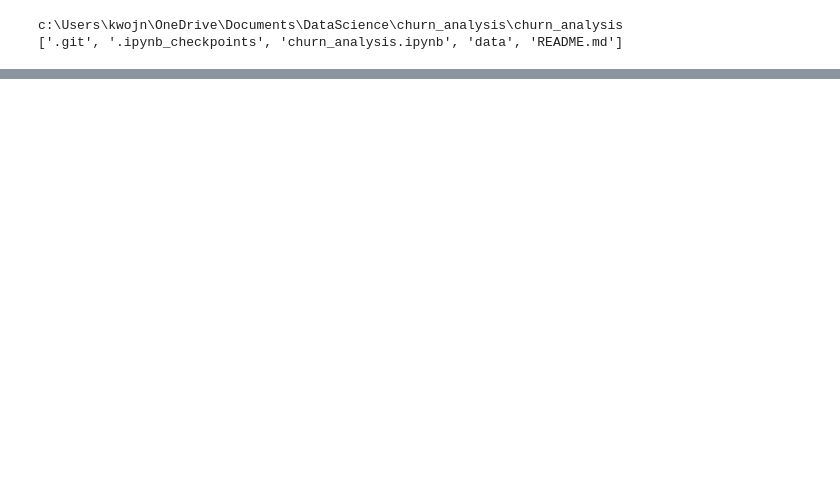
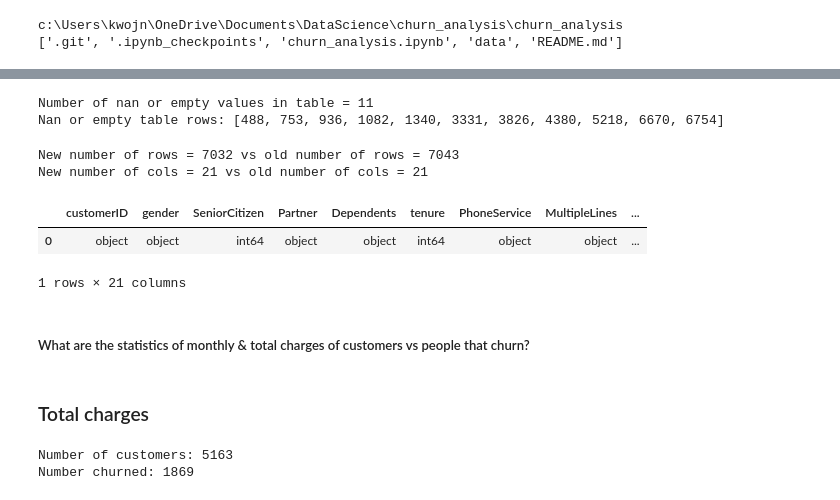
Before and after one commit to kwovadis/churn_analysis, a Jupyter notebook: churn_analysis.ipynb, the cells around one changed output, grey strips where cells are left out. Saved outputs shown, nothing was run; the diff lists cells and outputs as text; code cells hidden in the pictures; blank space fills up the shorter version.

```diff
--- a/churn_analysis.ipynb
+++ b/churn_analysis.ipynb
@@ -47,0 +77,67 @@ Number of nan values in table = 0
+# %%
+# Number of null or empty strings per variable
+# Clean up data-set
+# Nans
+total_null_count = 0
+index_null_values = []
+
+#Check how many empty & blank strings in table
+df_objects = df.select_dtypes(include=['object']).copy()
+for col in df.columns:
+    # print(col)
+    if col in df_objects.columns:
+        # Search for empty strings & blank with regex expression r"^\s*$" in categorical variables
+        col_null_count = df[df[col].str.contains(r"^\s*$")==True][col].count()
+        col_index_null_values = df[df[col].str.contains(r"^\s*$")==True].index.tolist()
+        # print(str(col) + "\t" + str(df[col].dtypes) + "\t" + str(col_null_count))
+        total_null_count += col_null_count
+        index_null_values.extend(col_index_null_values)
+
+    else:
+        # search for NaNs in numeric variabls
+        col_null_count = df[col].isna().sum()
+        col_index_null_values = df[np.isnan(df[col])].index.tolist()
+        # print(str(col) + "\t" + str(df[col].dtypes) + "\t" + str(col_null_count))
+        total_null_count += col_null_count
+        index_null_values.extend(col_index_null_values)
+
+print(f'Number of nan or empty values in table = {total_null_count}')
+print(f'Nan or empty table rows: {index_null_values}')
+# %% [output]
+Number of nan or empty values in table = 11
+Nan or empty table rows: [488, 753, 936, 1082, 1340, 3331, 3826, 4380, 5218, 6670, 6754]
+# %%
+# Clean rows that contain Nan or empty values (in total charges)
+df_clean = df.drop(index_null_values, inplace=False).copy()
+df_clean['TotalCharges'] = pd.to_numeric(df_clean['TotalCharges'], errors = 'raise')
+
+# pd.to_numeric(df_clean['TotalCharges'], errors = 'raise')
+
+
+rows_clean = df_clean.shape[0]
+cols_clean = df_clean.shape[1]
+
+print(f'New number of rows = {rows_clean} vs old number of rows = {rows}')
+print(f'New number of cols = {cols_clean} vs old number of cols = {cols}')
+# %% [output]
+New number of rows = 7032 vs old number of rows = 7043
+New number of cols = 21 vs old number of cols = 21
+# %%
+df_clean.dtypes.to_frame().T
+# %% [output]
+|  | customerID | gender | SeniorCitizen | Partner | Dependents | tenure | PhoneService | MultipleLines | ... |
+| 0 | object | object | int64 | object | object | int64 | object | object | ... |
+1 rows × 21 columns
+# %% [markdown]
+##### What are the statistics of monthly & total charges of customers vs people that churn?
+# %% [markdown]
+### Total charges
+# %%
+total_charges_customer = df_clean[df_clean.Churn == 'No']['TotalCharges']
+total_charges_churned = df_clean[df_clean.Churn == 'Yes']['TotalCharges']
+
+print(f'Number of customers: {total_charges_customer.shape[0]}')
+print(f'Number churned: {total_charges_churned.shape[0]}')
+# %% [output]
+Number of customers: 5163
+Number churned: 1869
```
Also changed, not shown: parts of 16 cells of this notebook.
